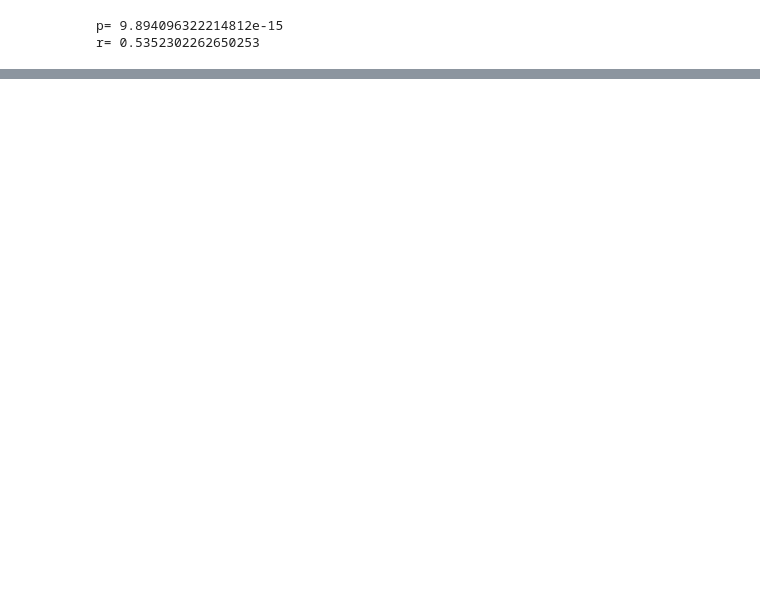
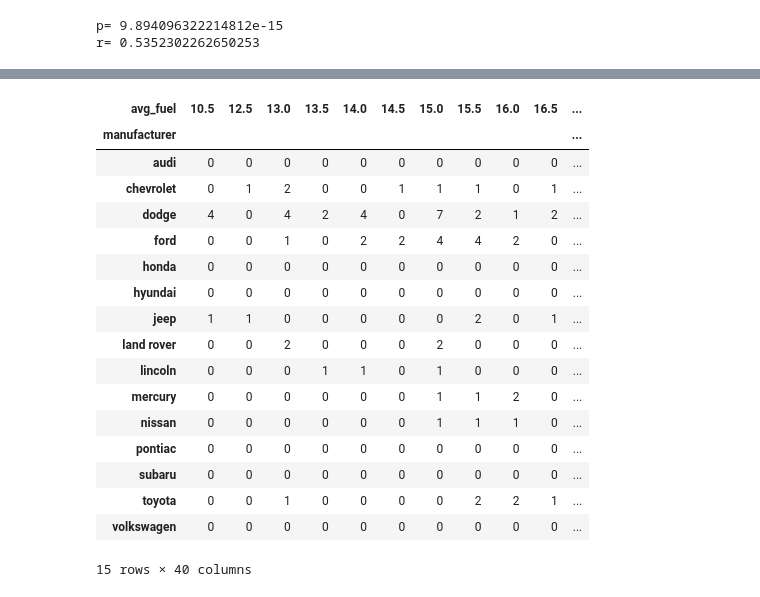
Before and after one commit to m3redithw/statistics-exercises, a Jupyter notebook: hypothesis_testing_exercises.ipynb, the cells around one changed output, grey strips where cells are left out. Cells and saved outputs as stored; diff of their text form; code cells hidden in the pictures; blank space fills up the shorter version.

```diff
--- a/hypothesis_testing_exercises.ipynb
+++ b/hypothesis_testing_exercises.ipynb
@@ -564,0 +575,4 @@ r= 0.5352302262650253
+# %%
+data = {"Codeup Student": [49, 1], "Not Codeup Student": [20, 30] }
+df = pd.DataFrame(data, index = ["Uses a Macbook", "Doesn't Use a Macbook"])
+df
@@ -564,0 +620,3 @@ r= 0.5352302262650253
+# %%
+from pydataset import data
+mpg = data('mpg')
@@ -564,0 +632,24 @@ r= 0.5352302262650253
+# %%
+mpg['avg_fuel'] = (mpg['cty']+mpg['hwy'])/2
+# %%
+Observed = pd.crosstab(mpg.manufacturer, mpg.avg_fuel)
+Observed
+# %% [output]
+| avg_fuel | 10.5 | 12.5 | 13.0 | 13.5 | 14.0 | 14.5 | 15.0 | 15.5 | 16.0 | 16.5 | ... |
+| manufacturer |  |  |  |  |  |  |  |  |  |  | ... |
+| audi | 0 | 0 | 0 | 0 | 0 | 0 | 0 | 0 | 0 | 0 | ... |
+| chevrolet | 0 | 1 | 2 | 0 | 0 | 1 | 1 | 1 | 0 | 1 | ... |
+| dodge | 4 | 0 | 4 | 2 | 4 | 0 | 7 | 2 | 1 | 2 | ... |
+| ford | 0 | 0 | 1 | 0 | 2 | 2 | 4 | 4 | 2 | 0 | ... |
+| honda | 0 | 0 | 0 | 0 | 0 | 0 | 0 | 0 | 0 | 0 | ... |
+| hyundai | 0 | 0 | 0 | 0 | 0 | 0 | 0 | 0 | 0 | 0 | ... |
+| jeep | 1 | 1 | 0 | 0 | 0 | 0 | 0 | 2 | 0 | 1 | ... |
+| land rover | 0 | 0 | 2 | 0 | 0 | 0 | 2 | 0 | 0 | 0 | ... |
+| lincoln | 0 | 0 | 0 | 1 | 1 | 0 | 1 | 0 | 0 | 0 | ... |
+| mercury | 0 | 0 | 0 | 0 | 0 | 0 | 1 | 1 | 2 | 0 | ... |
+| nissan | 0 | 0 | 0 | 0 | 0 | 0 | 1 | 1 | 1 | 0 | ... |
+| pontiac | 0 | 0 | 0 | 0 | 0 | 0 | 0 | 0 | 0 | 0 | ... |
+| subaru | 0 | 0 | 0 | 0 | 0 | 0 | 0 | 0 | 0 | 0 | ... |
+| toyota | 0 | 0 | 1 | 0 | 0 | 0 | 0 | 2 | 2 | 1 | ... |
+| volkswagen | 0 | 0 | 0 | 0 | 0 | 0 | 0 | 0 | 0 | 0 | ... |
+15 rows × 40 columns
```
Also changed, not shown: parts of 40 cells of this notebook.
